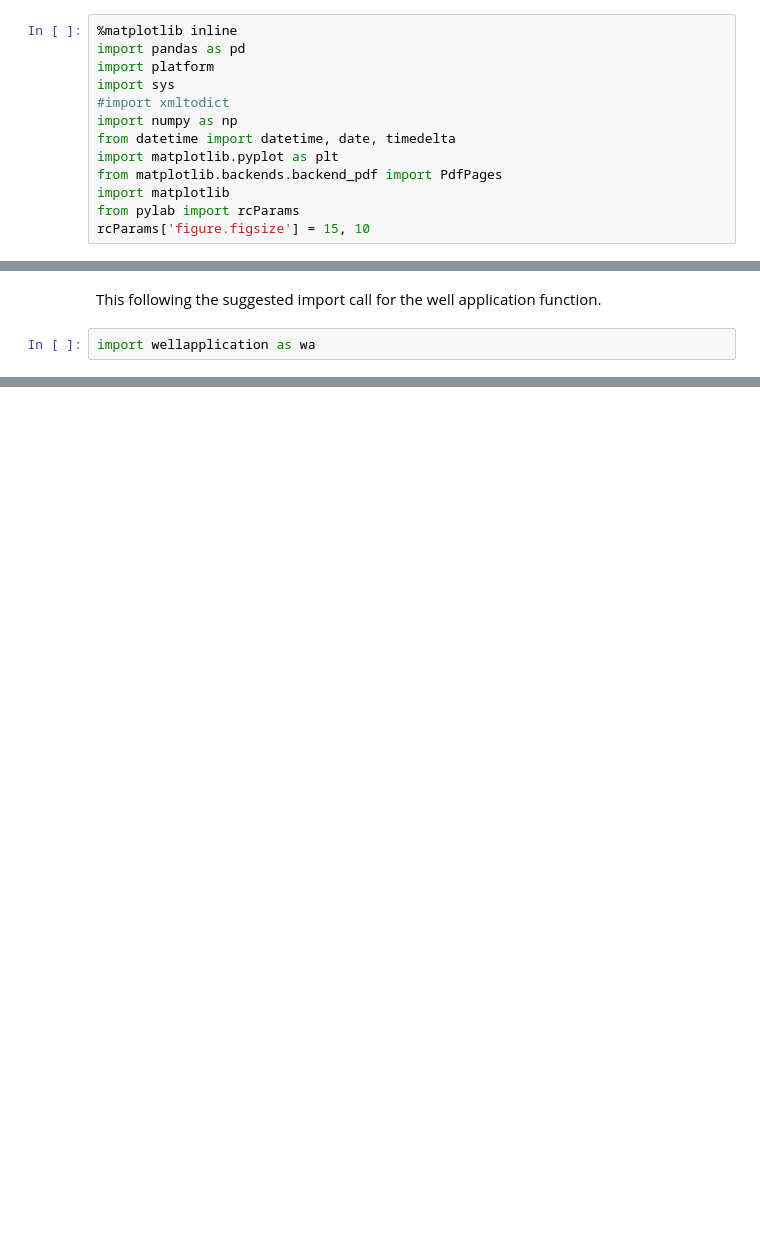
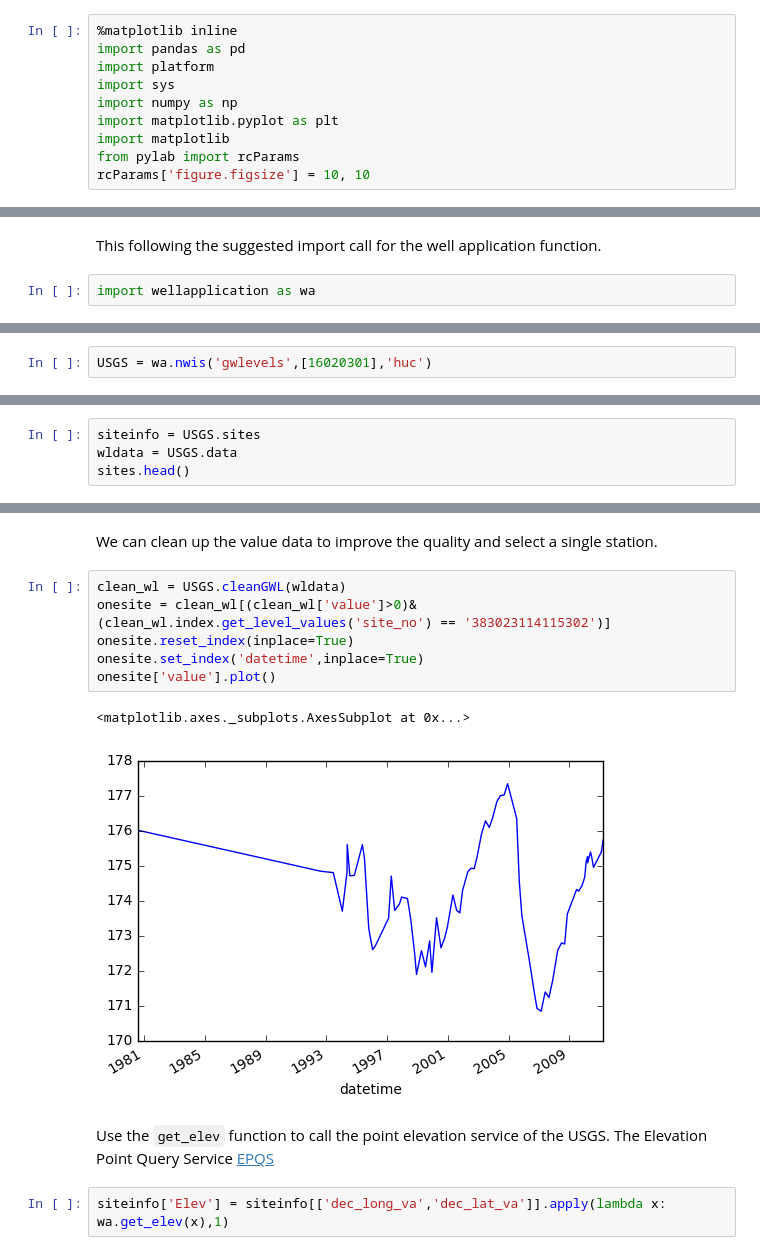
Before and after one commit to utah-geological-survey/WellApplication, a Jupyter notebook: docs/USGS_Interpolate.ipynb, the cells around one changed output, grey strips where cells are left out. Saved outputs shown, nothing was run; the diff lists cells and outputs as text; blank space fills up the shorter version.

```diff
--- a/docs/USGS_Interpolate.ipynb
+++ b/docs/USGS_Interpolate.ipynb
@@ -18,14 +18,11 @@ http://earthpy.org/time_series_analysis_with_pandas_part_2.html
 import pandas as pd
 import platform
 import sys
-#import xmltodict
 import numpy as np
-from datetime import datetime, date, timedelta
 import matplotlib.pyplot as plt
-from matplotlib.backends.backend_pdf import PdfPages
 import matplotlib
 from pylab import rcParams
-rcParams['figure.figsize'] = 15, 10
+rcParams['figure.figsize'] = 10, 10
 # %%
 print("Operating System " + platform.system() + " " + platform.release())
 print("Python Version " + str(sys.version))
@@ -111,0 +48,2 @@ USGS.HUCplot(HUClist) #cedar city valley
+# %%
+USGS = wa.nwis('gwlevels',[16020301],'huc')
@@ -111,0 +54,4 @@ USGS.HUCplot(HUClist) #cedar city valley
+# %%
+siteinfo = USGS.sites
+wldata = USGS.data
+sites.head()
@@ -111,0 +79,15 @@ USGS.HUCplot(HUClist) #cedar city valley
+# %% [markdown]
+We can clean up the value data to improve the quality and select a single station.
+# %%
+clean_wl = USGS.cleanGWL(wldata)
+onesite = clean_wl[(clean_wl['value']>0)&(clean_wl.index.get_level_values('site_no') == '383023114115302')]
+onesite.reset_index(inplace=True)
+onesite.set_index('datetime',inplace=True)
+onesite['value'].plot()
+# %% [output]
+<matplotlib.axes._subplots.AxesSubplot at 0x...>
+[figure, added]
+# %% [markdown]
+Use the `get_elev` function to call the point elevation service of the USGS. The Elevation Point Query Service <a href=http://ned.usgs.gov/epqs/> EPQS </a>
+# %%
+siteinfo['Elev'] = siteinfo[['dec_long_va','dec_lat_va']].apply(lambda x: wa.get_elev(x),1)
```
Also changed, not shown: parts of 40 cells of this notebook, 3 other files.
